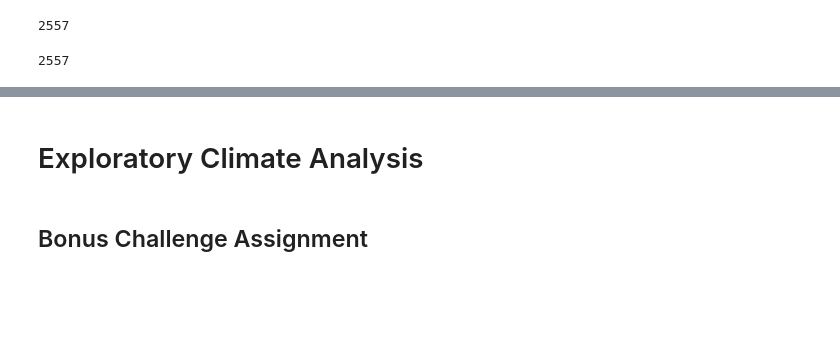
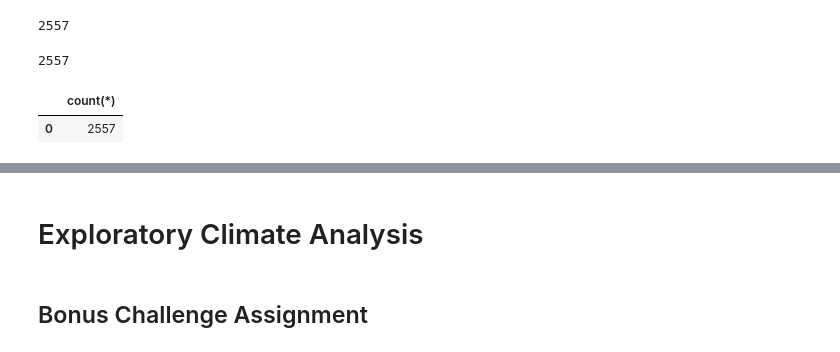
Before and after one commit to luciernaguz/sqlalchemy, a Jupyter notebook: climate_starter.ipynb, the cells around one changed output, grey strips where cells are left out. Saved outputs shown, nothing was run; the diff lists cells and outputs as text; code cells hidden in the pictures; blank space fills up the shorter version.

```diff
--- a/climate_starter.ipynb
+++ b/climate_starter.ipynb
@@ -137,4 +147,9 @@ session.query(MEASUREMENT.date).order_by(MEASUREMENT.date).all()
 )
 # %% [output]
 2557
+# %%
+pd.read_sql('select count(*) from measurement where date between "2010-01-01" and "2010-12-01"',engine)
+# %% [output]
+|  | count(*) |
+| 0 | 2557 |
 # %%
```
Also changed, not shown: parts of 5 cells of this notebook.
